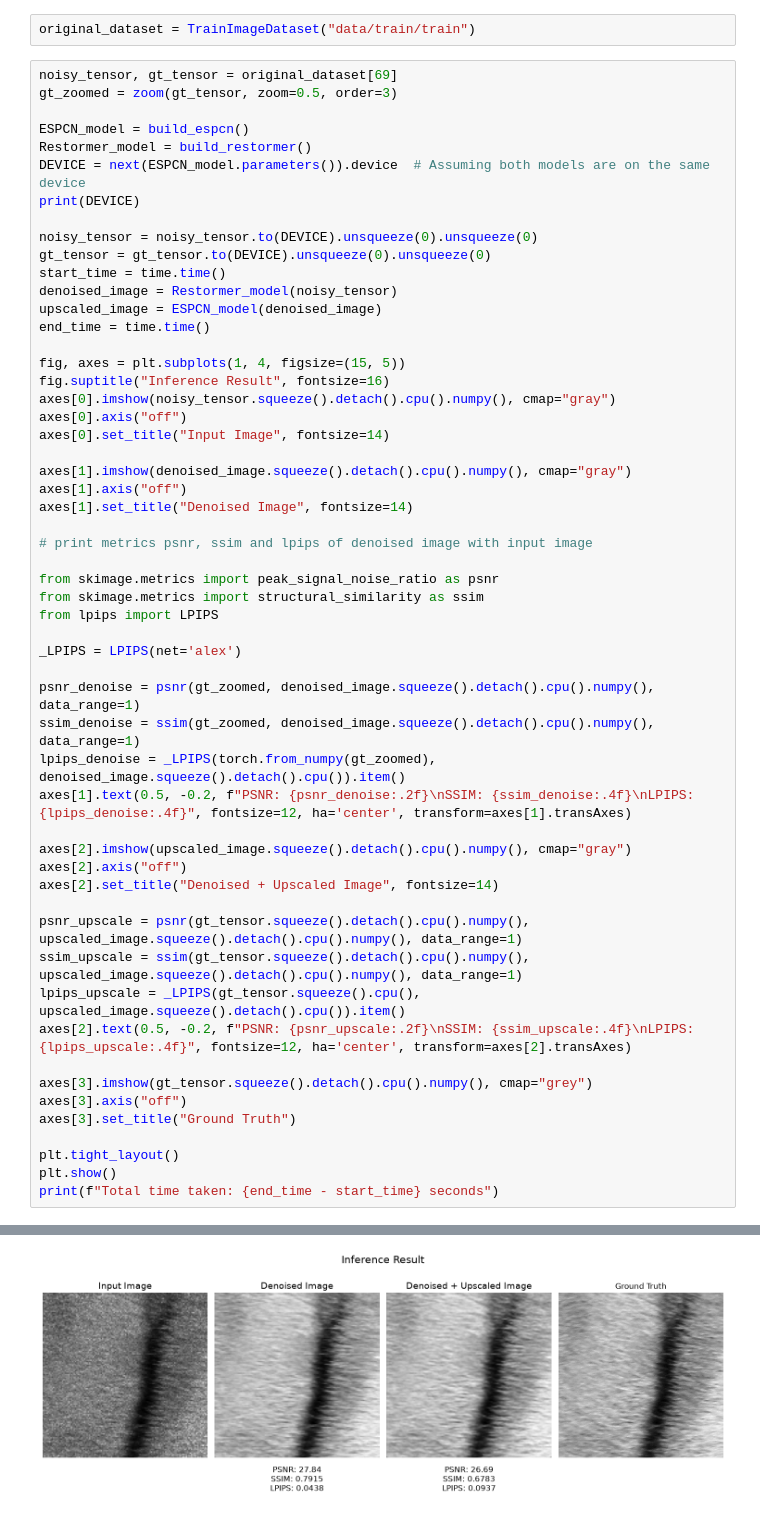
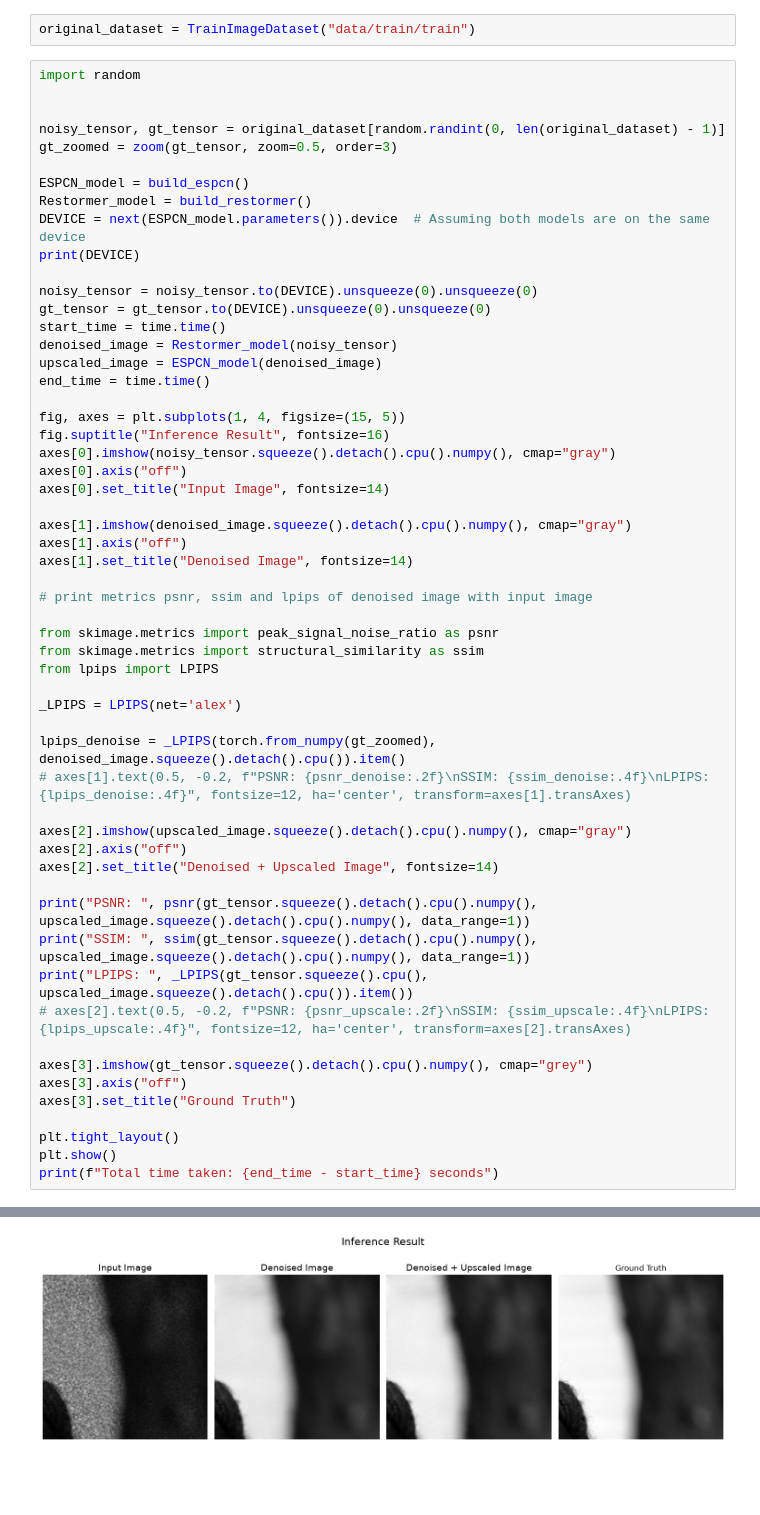
Before and after one commit to eklipse18/kla_hackathon, a Jupyter notebook: scripts/combined_inference.ipynb, the cells around one changed output, grey strips where cells are left out. Saved outputs shown, nothing was run; the diff lists cells and outputs as text; blank space fills up the shorter version.

```diff
--- a/scripts/combined_inference.ipynb
+++ b/scripts/combined_inference.ipynb
@@ -42,7 +42,10 @@ class TrainImageDataset(Dataset):
 # %%
 original_dataset = TrainImageDataset("data/train/train")
 # %%
-noisy_tensor, gt_tensor = original_dataset[69]
+import random
+
+
+noisy_tensor, gt_tensor = original_dataset[random.randint(0, len(original_dataset) - 1)]
 gt_zoomed = zoom(gt_tensor, zoom=0.5, order=3)
 
 ESPCN_model = build_espcn()
@@ -75,19 +78,17 @@ from lpips import LPIPS
 
 _LPIPS = LPIPS(net='alex')
 
-psnr_denoise = psnr(gt_zoomed, denoised_image.squeeze().detach().cpu().numpy(), data_range=1)
-ssim_denoise = ssim(gt_zoomed, denoised_image.squeeze().detach().cpu().numpy(), data_range=1)
 lpips_denoise = _LPIPS(torch.from_numpy(gt_zoomed), denoised_image.squeeze().detach().cpu()).item()
-axes[1].text(0.5, -0.2, f"PSNR: {psnr_denoise:.2f}\nSSIM: {ssim_denoise:.4f}\nLPIPS: {lpips_denoise:.4f}", fontsize=12, ha='center', transform=axes[1].transAxes)
+# axes[1].text(0.5, -0.2, f"PSNR: {psnr_denoise:.2f}\nSSIM: {ssim_denoise:.4f}\nLPIPS: {lpips_denoise:.4f}", fontsize=12, ha='center', transform=axes[1].transAxes)
 
 axes[2].imshow(upscaled_image.squeeze().detach().cpu().numpy(), cmap="gray")
 axes[2].axis("off")
 axes[2].set_title("Denoised + Upscaled Image", fontsize=14)
 
-psnr_upscale = psnr(gt_tensor.squeeze().detach().cpu().numpy(), upscaled_image.squeeze().detach().cpu().numpy(), data_range=1)
-ssim_upscale = ssim(gt_tensor.squeeze().detach().cpu().numpy(), upscaled_image.squeeze().detach().cpu().numpy(), data_range=1)
-lpips_upscale = _LPIPS(gt_tensor.squeeze().cpu(), upscaled_image.squeeze().detach().cpu()).item()
-axes[2].text(0.5, -0.2, f"PSNR: {psnr_upscale:.2f}\nSSIM: {ssim_upscale:.4f}\nLPIPS: {lpips_upscale:.4f}", fontsize=12, ha='center', transform=axes[2].transAxes)
+print("PSNR: ", psnr(gt_tensor.squeeze().detach().cpu().numpy(), upscaled_image.squeeze().detach().cpu().numpy(), data_range=1))
+print("SSIM: ", ssim(gt_tensor.squeeze().detach().cpu().numpy(), upscaled_image.squeeze().detach().cpu().numpy(), data_range=1))
+print("LPIPS: ", _LPIPS(gt_tensor.squeeze().cpu(), upscaled_image.squeeze().detach().cpu()).item())
+# axes[2].text(0.5, -0.2, f"PSNR: {psnr_upscale:.2f}\nSSIM: {ssim_upscale:.4f}\nLPIPS: {lpips_upscale:.4f}", fontsize=12, ha='center', transform=axes[2].transAxes)
 
 axes[3].imshow(gt_tensor.squeeze().detach().cpu().numpy(), cmap="grey")
 axes[3].axis("off")
@@ -105 +108 @@ Loading model from: /home/vivaan/workingfolder/college/epoch/kla_hackathon/.venv
-[figure, old version]
+[figure, new version]
```
Also changed, not shown: parts of 1 cell of this notebook, 2 other files.
